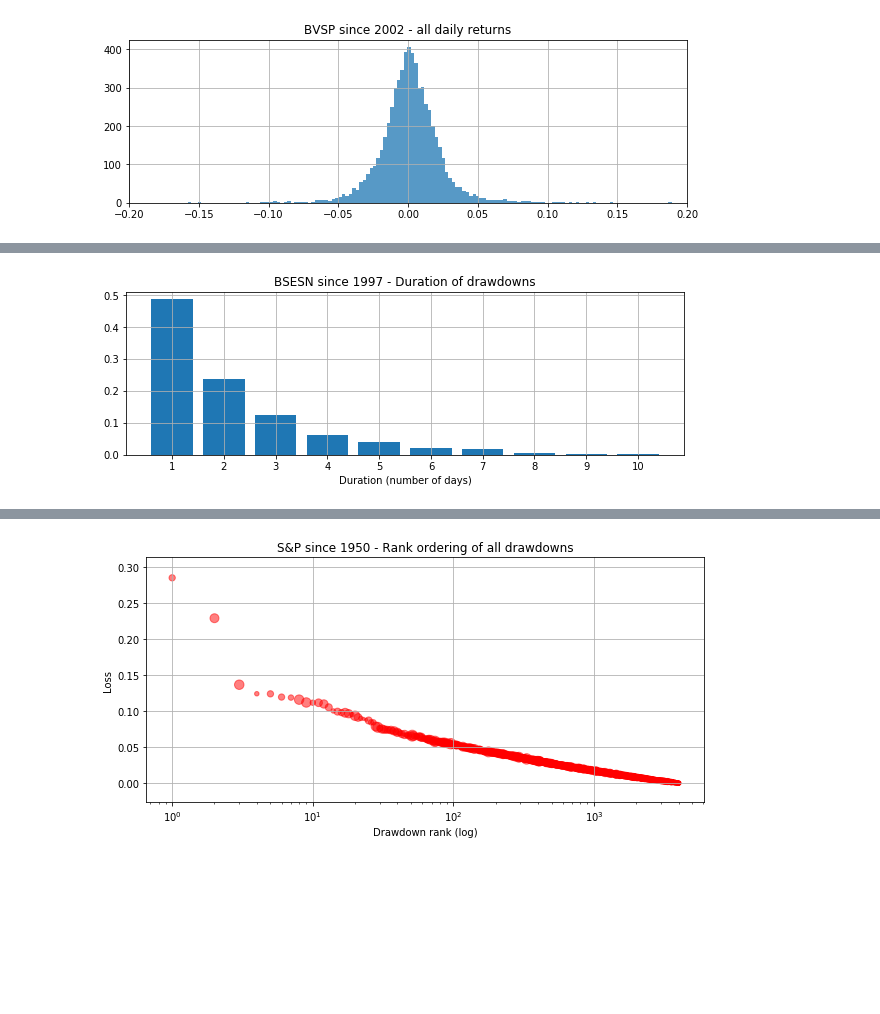
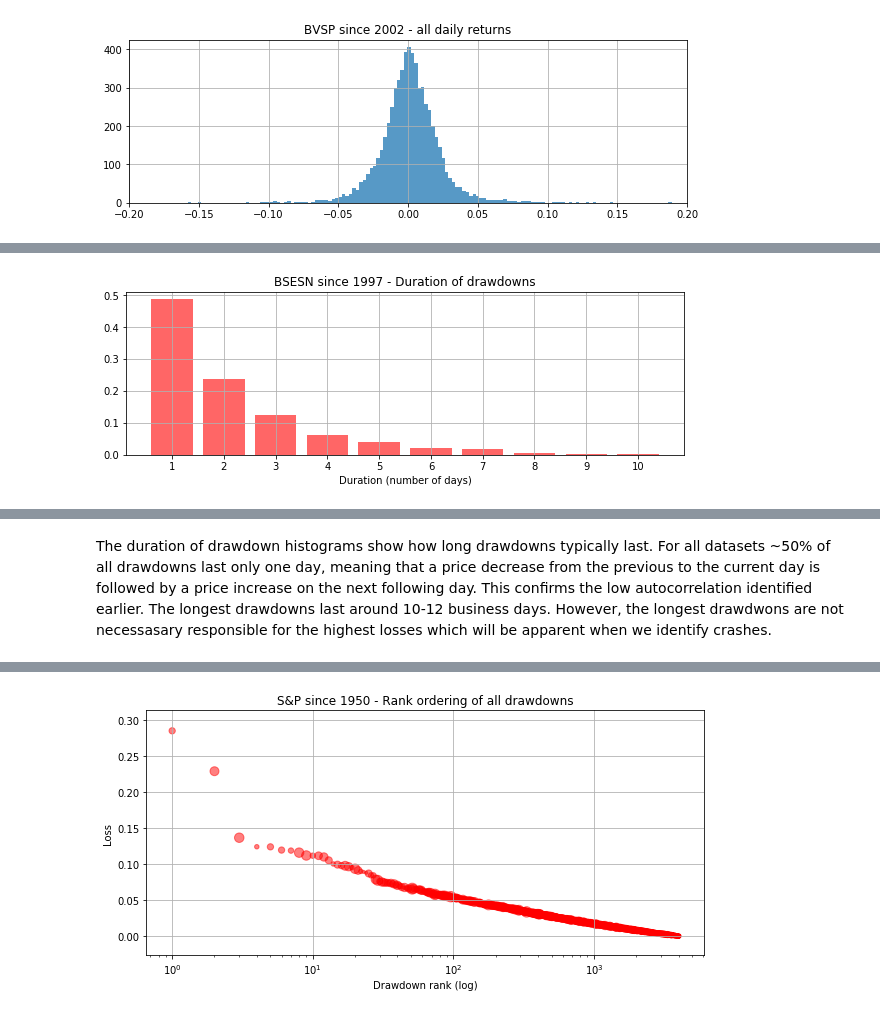
Before and after one commit to roman807/Predicting-Stock-Market-Crashes, a Jupyter notebook: exploration.ipynb, the cells around one changed output, grey strips where cells are left out. Saved outputs shown, nothing was run; the diff lists cells and outputs as text; code cells hidden in the pictures; blank space fills up the shorter version.

```diff
--- a/exploration.ipynb
+++ b/exploration.ipynb
@@ -24,7 +25,7 @@ if not sys.warnoptions:
 # %%
 os.chdir('/home/roman/Documents/Projects/Bubbles/data')
 datasets_original_test = ['^GSPC.csv', '^DJI.csv', '^NDX.csv', '^N225.csv', 'SSE.csv',\
-                     '^HSI.csv', '^BSESN.csv', '^GDAXI.csv', '^SSMI.csv', '^MXX.csv', \
+'^HSI.csv', '^BSESN.csv', '^GDAXI.csv', '^SSMI.csv', '^MXX.csv', \
                      '^BVSP.csv']
 dataset_names_test = ['S&P 500', 'DJ', 'NDX', 'N225', 'SSE', 'HSI', 'BSESN', 'DAX', \
                  'SMI', 'MXX', 'BVSP']
@@ -38,5 +39,6 @@ df_returns = pd.concat(datasets_test, axis=1, join_axes=[datasets_test[0].index]
 df_returns.columns = dataset_names_test
 corr = df_returns.corr()
 print('Correlations of daily returns between datasets:')
+rcParams['figure.figsize'] = 10, 6
 ax = sns.heatmap(corr, annot=True, cmap='rocket_r')
 # %% [output]
@@ -117,6 +119,7 @@ The amplitude of daily returns over time for all datasets give an impression of
 # %%
 ##### Autocorrelation
 corr_ds = []
+rcParams['figure.figsize'] = 10, 5
 for ds, t in zip(datasets, plt_titles):
     corr = [1]
     for i in range(1, 7):
@@ -133,7 +136,8 @@ plt.show()
 # %% [markdown]
 The autocorrelation of daily returns is close to zero for a lag > 1 day, indicating that the daily return is not a strong predictor for the price change of the following day.
 # %%
-# Plot distribution of daily returns
+##### Plot distribution of daily returns
+rcParams['figure.figsize'] = 10, 3
 for ds, t in zip(datasets, plt_titles):
     plt.hist(ds['ch'], bins=200, rwidth=1, alpha=0.75)
     plt.xlim(-0.2, 0.2)
@@ -180,11 +184,11 @@ for ds, t in zip(datasets, plt_titles):
     df_pos_reg = df_pos[df_pos['return']<0.05]
     m, c = np.polyfit(df_pos_reg['return'], np.log(df_pos_reg['n']), 1)
     y_fit = np.exp(m*df_pos['return'] + c)
-    plt.ylim(bottom=10**0)
+    plt.ylim(bottom=10**-0.1)
     plt.xlim(-0.3, 0.3)
     plt.title(t + ' - distribution of daily returns')
     plt.xlabel('Return')
-    plt.ylabel('Frequency')
+    plt.ylabel('Frequency (log)')
     plt.grid()
     plt.show()
     plt.show()
@@ -233,7 +242,7 @@ for dd, t in zip(dd_df, plt_titles):
         d1[d[i]] += 1
     l_dict_dd.append(d1)
     plt.bar(x=dd['duration'].value_counts().index, height=dd['duration'].\
-        value_counts()/dd['duration'].shape[0])
+        value_counts()/dd['duration'].shape[0], color='red', alpha=0.6)
     plt.xticks(dd['duration'].value_counts().index)
     plt.title(t + ' - Duration of drawdowns')
     plt.xlabel('Duration (number of days)')
@@ -247 +256 @@ for dd, t in zip(dd_df, plt_titles):
-[figure, old version]
+[figure, new version]
@@ -250,3 +259,5 @@ for dd, t in zip(dd_df, plt_titles):
+# %% [markdown]
+The duration of drawdown histograms show how long drawdowns typically last. For all datasets ~50% of all drawdowns last only one day, meaning that a price decrease from the previous to the current day is followed by a price increase on the next following day. This confirms the low autocorrelation identified earlier. The longest drawdowns last around 10-12 business days. However, the longest drawdwons are not necessasary responsible for the highest losses which will be apparent when we identify crashes.
 # %%
 ##### Plot frequency oof drawdowns
 rcParams['figure.figsize'] = 10, 4.5
```
Also changed, not shown: parts of 19 cells of this notebook.
